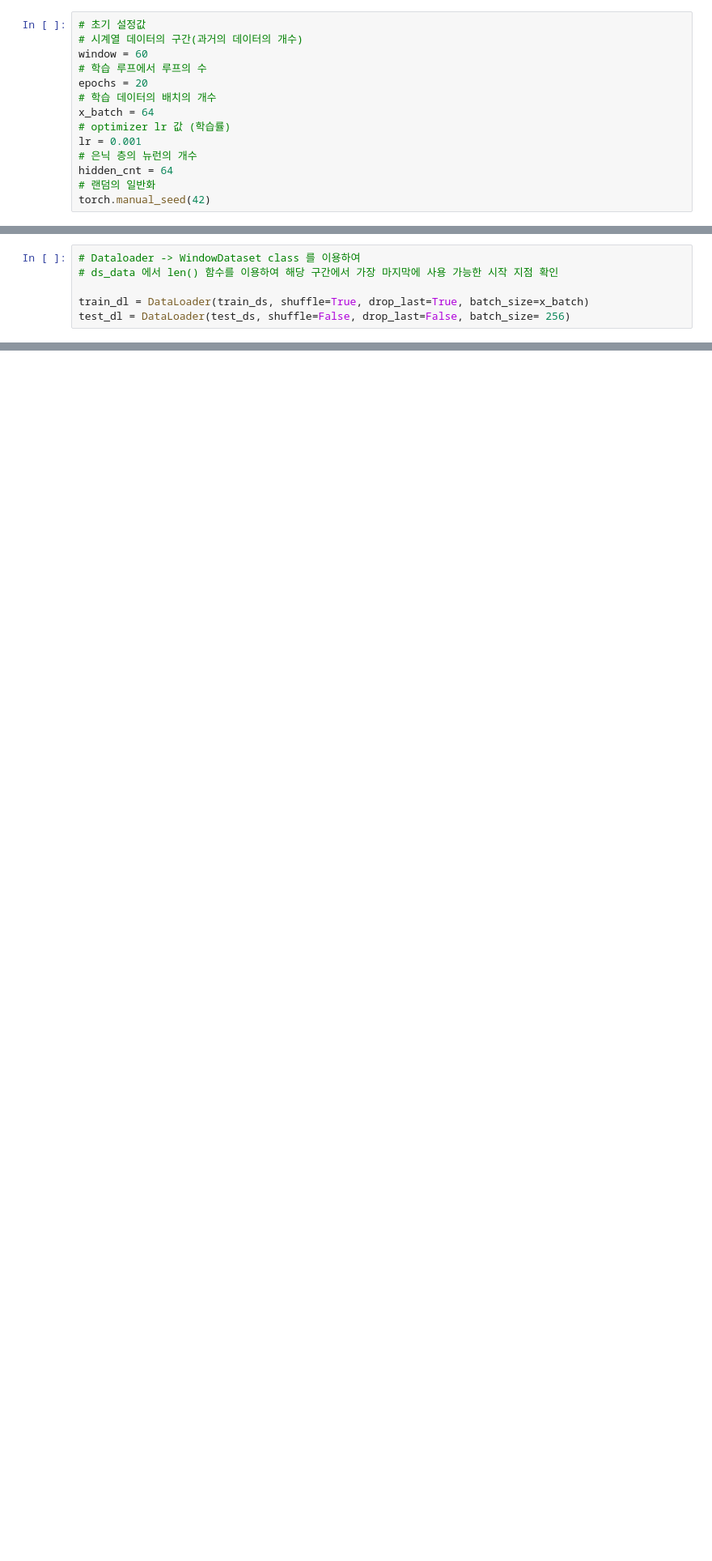
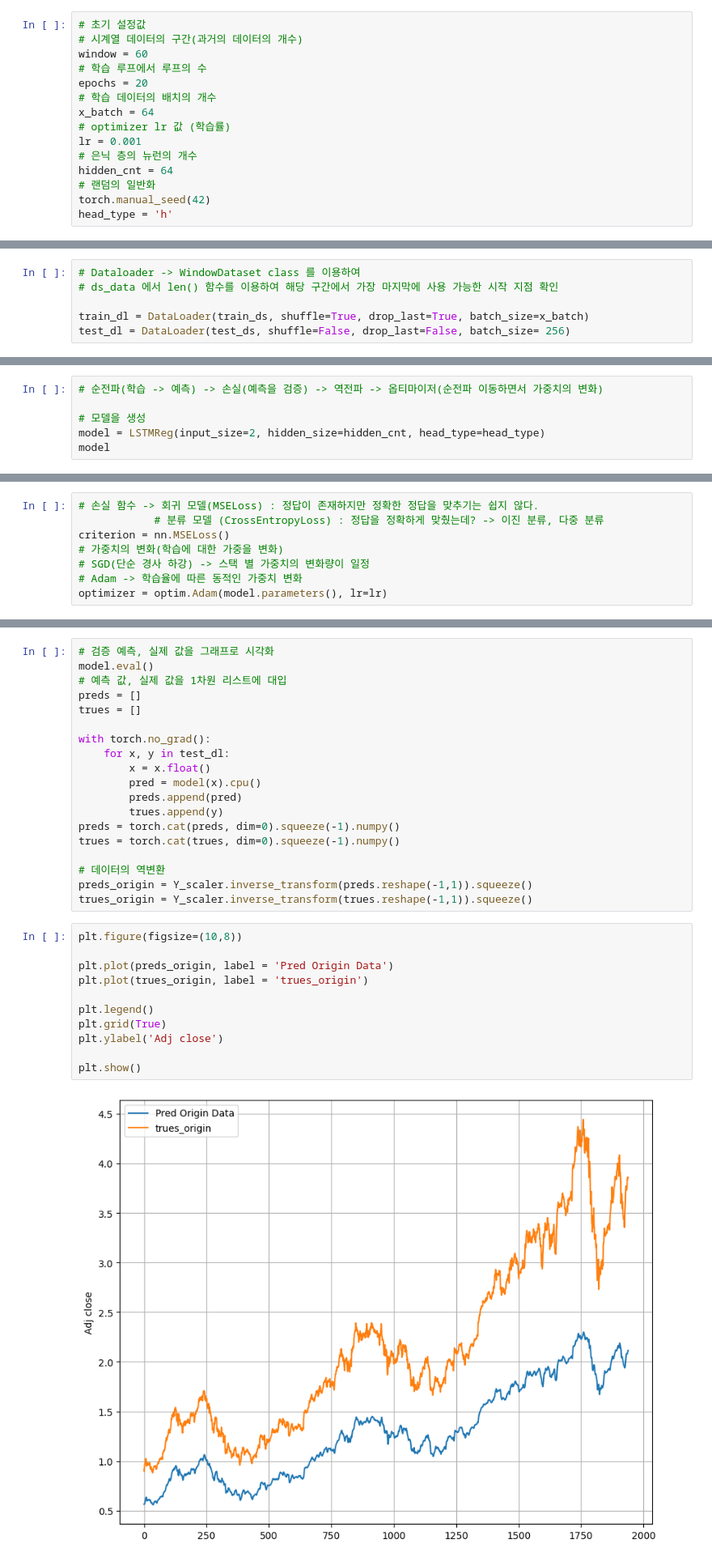
Before and after one commit to Vegetuna/Github_Team_SH, a Jupyter notebook: 251016/02_LSTM.ipynb, the cells around one changed output, grey strips where cells are left out. Shown at 81% size. Drawn from its saved outputs; the diff is of its cells as text; blank space fills up the shorter version.

```diff
--- a/251016/02_LSTM.ipynb
+++ b/251016/02_LSTM.ipynb
@@ -58,3 +58,4 @@ lr = 0.001
 hidden_cnt = 64
 # 랜덤의 일반화
 torch.manual_seed(42)
+head_type = 'h'
@@ -182,3 +187,9 @@ LSTMReg(
     (0): Linear(in_features=64, out_features=1, bias=True)
   )
 )
+# %%
+# 순전파(학습 -> 예측) -> 손실(예측을 검증) -> 역전파 -> 옵티마이저(순전파 이동하면서 가중치의 변화)
+
+# 모델을 생성
+model = LSTMReg(input_size=2, hidden_size=hidden_cnt, head_type=head_type)
+model
@@ -184,0 +203,8 @@ LSTMReg(
+# %%
+# 손실 함수 -> 회귀 모델(MSELoss) : 정답이 존재하지만 정확한 정답을 맞추기는 쉽지 않다.
+            # 분류 모델 (CrossEntropyLoss) : 정답을 정확하게 맞췄는데? -> 이진 분류, 다중 분류
+criterion = nn.MSELoss()
+# 가중치의 변화(학습에 대한 가중을 변화)
+# SGD(단순 경사 하강) -> 스택 별 가중치의 변화량이 일정
+# Adam -> 학습율에 따른 동적인 가중치 변화
+optimizer = optim.Adam(model.parameters(), lr=lr)
@@ -184,0 +315,32 @@ LSTMReg(
+# %%
+# 검증 예측, 실제 값을 그래프로 시각화
+model.eval()
+# 예측 값, 실제 값을 1차원 리스트에 대입
+preds = []
+trues = []
+
+with torch.no_grad():
+    for x, y in test_dl:
+        x = x.float()
+        pred = model(x).cpu()
+        preds.append(pred)
+        trues.append(y)
+preds = torch.cat(preds, dim=0).squeeze(-1).numpy()
+trues = torch.cat(trues, dim=0).squeeze(-1).numpy()
+
+# 데이터의 역변환
+preds_origin = Y_scaler.inverse_transform(preds.reshape(-1,1)).squeeze()
+trues_origin = Y_scaler.inverse_transform(trues.reshape(-1,1)).squeeze()
+# %%
+plt.figure(figsize=(10,8))
+
+plt.plot(preds_origin, label = 'Pred Origin Data')
+plt.plot(trues_origin, label = 'trues_origin')
+
+plt.legend()
+plt.grid(True)
+plt.ylabel('Adj close')
+
+plt.show()
+# %% [output]
+[figure, added]
```
Also changed, not shown: parts of 8 cells of this notebook, 1 other file.
